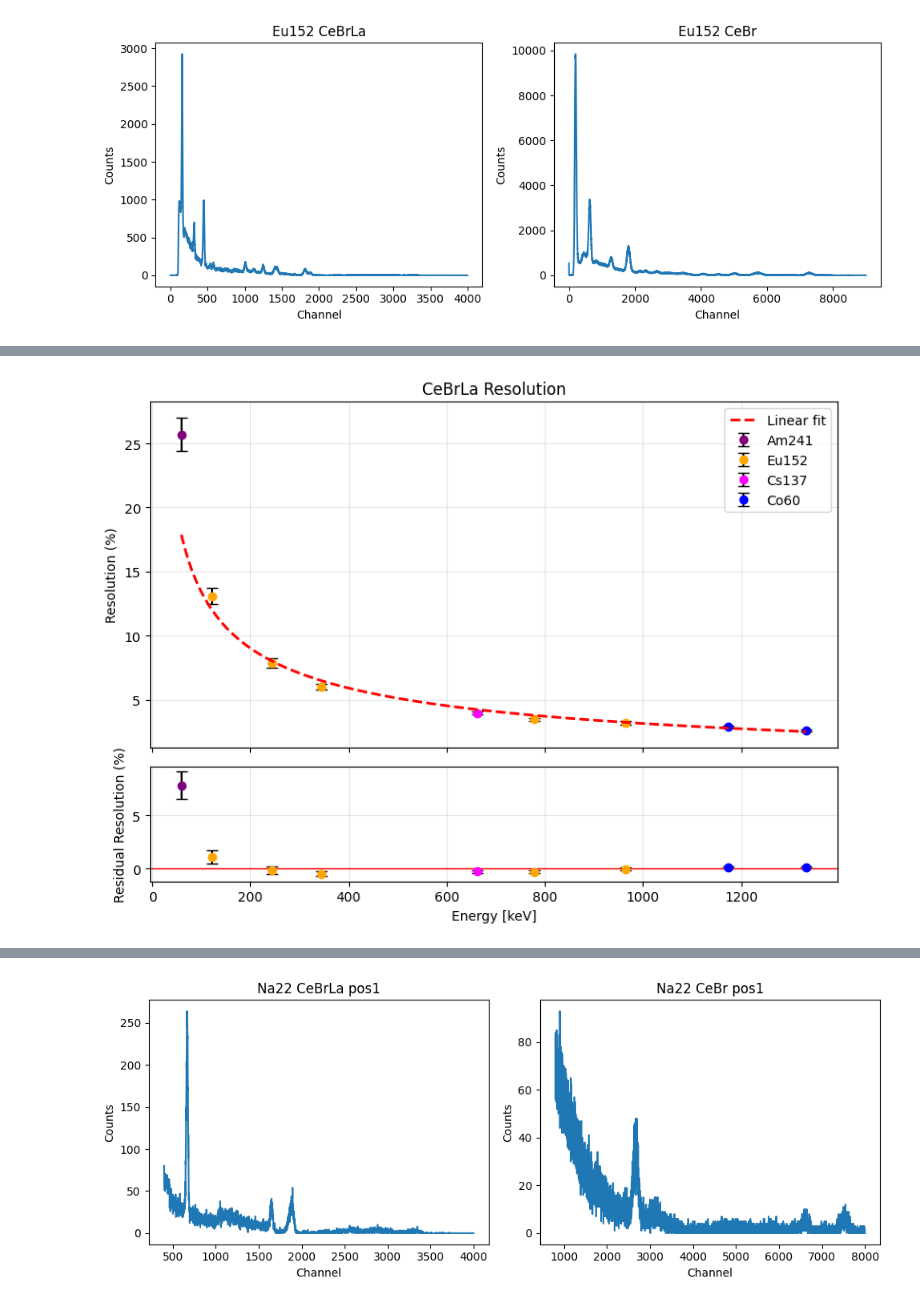
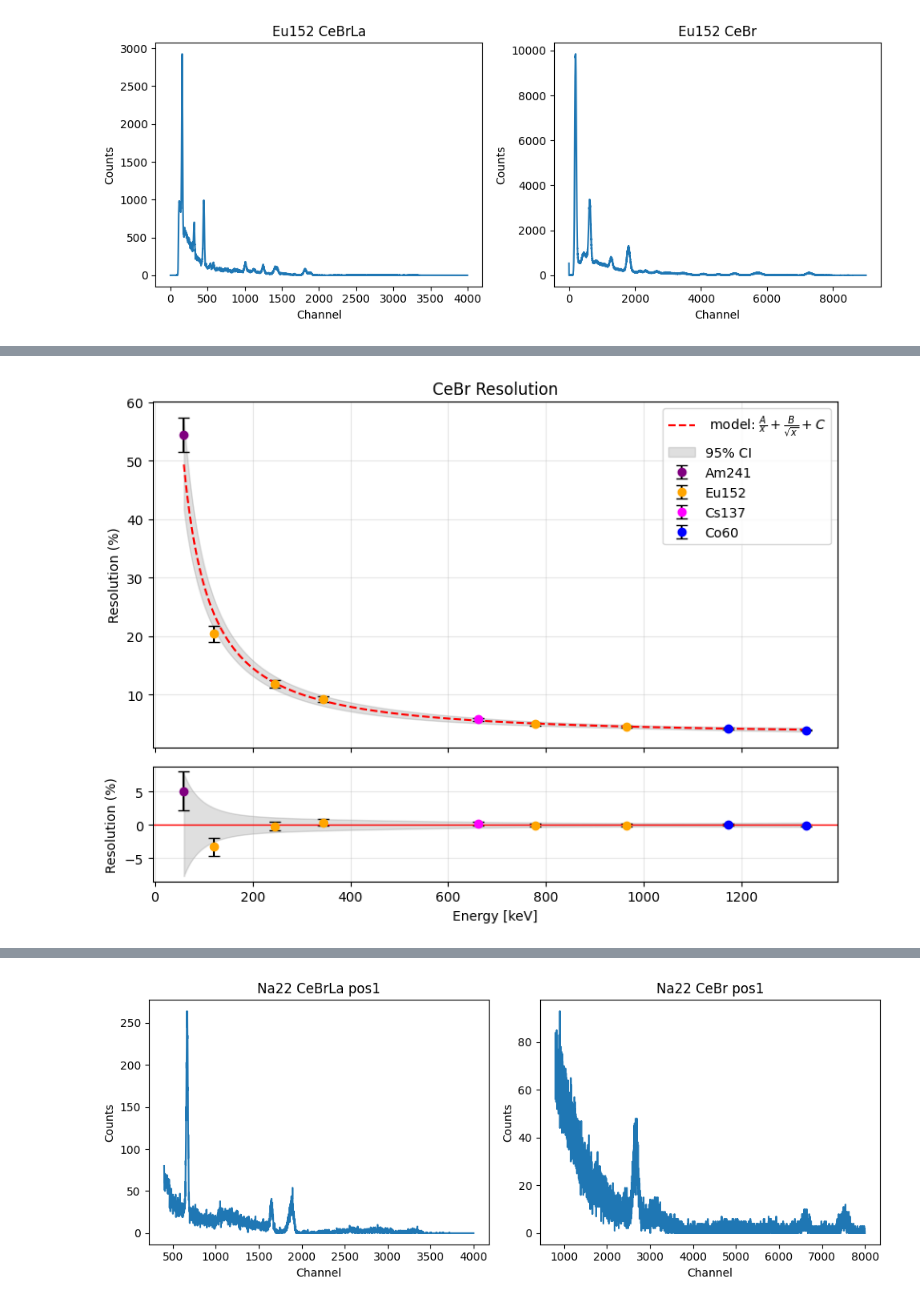
Before and after one commit to myrterombouts/PET-project, a Jupyter notebook: detector_props.ipynb, the cells around one changed output, grey strips where cells are left out. Saved outputs shown, nothing was run; the diff lists cells and outputs as text; code cells hidden in the pictures.

```diff
--- a/detector_props.ipynb
+++ b/detector_props.ipynb
@@ -755,60 +945,83 @@ def resolution_fit(x, M, B):
 # %%
-x = x = np.array(energies_CeBrLa)
-y = E_res_CeBrLa
-y_err = E_res_err_CeBrLa
+x = energies_CeBr
+y = E_res_CeBr
+y_err = E_res_err_CeBr
 
-initial_guess = [1.2, 0.8]
-popt, pcov = curve_fit(resolution_fit, x, y, sigma=y_err, p0=initial_guess, absolute_sigma=True)
-M, B = popt
-M_err, B_err = np.sqrt(np.diag(pcov))
+df = pd.DataFrame({"x": x, "y": y, "y_err": y_err})
 
-fit_vals = resolution_fit(x, M, B)
-residuals = y - fit_vals
+# weights
+df['weights'] = 1 / df['y_err']**2
 
-chi_sq = np.sum(((y - fit_vals) / y_err)**2)
-dof = len(x) - len(popt)
-reduced_chi_sq = chi_sq / dof
+# fit model: A/x + B/sqrt(x) + C
+wlsFit = sm.WLS.from_formula(formula='y ~ I(1/x) + I(1/np.sqrt(x))', data=df, weights=df['weights']).fit()
+summ = wlsFit.summary(xname=['Intercept', 'B', 'A'])
+
+# grid for plot
+x_grid = np.linspace(df['x'].min(), df['x'].max(), 1000)
+grid_df = pd.DataFrame({'x': x_grid})
+
+# model
+y_fit = wlsFit.predict(grid_df)
+
+C, B, A = wlsFit.params.values
+C_err, B_err, A_err = wlsFit.bse
+
+# 95% CI band
+prediction = wlsFit.get_prediction(grid_df)
+ci = prediction.summary_frame(alpha=0.05)
+
+# residuals
+y_fit_data = wlsFit.predict(df)
+residuals = y - y_fit_data
+
+residual_ci = ci['mean_ci_upper'] - y_fit
+
+# fit quality
+N = len(y)
+p = len(wlsFit.params)
+dof = N - p
+chi_sq = np.sum(wlsFit.resid**2 * df['weights'])
+chi_sq_red = chi_sq / dof
 p_value = 1 - chi2.cdf(chi_sq, dof)
 
-x_smooth = np.linspace(min(x), max(x), 500)
-fit_smooth = resolution_fit(x_smooth, M, B)
-
+# plot
 fig, (ax1, ax2) = plt.subplots(
-    2, 1, figsize=(8, 6), sharex=True,
-    gridspec_kw={"height_ratios": [3, 1]}
+    2, 1, figsize=(8, 6),
+    gridspec_kw={'height_ratios': [3, 1]},
+    sharex=True
 )
-
 
 used_labels = set()
 for i, p in enumerate(CeBrLa_fits):
     label = p["isotope"] if p["isotope"] not in used_labels else None
     used_labels.add(p["isotope"])
     ax1.errorbar(x[i], y[i], yerr=y_err[i], fmt='o', color=p["color"], ecolor='black', capsize=4, label=label)
 
-ax1.plot(x_smooth, fit_smooth, 'r--', linewidth=2, label="Linear fit", zorder=3)
+ax1.plot(x_grid, y_fit, 'r--', label=r' model: $\frac{A}{x} + \frac{B}{\sqrt{x}} + C$')
+ax1.fill_between(x_grid, ci['mean_ci_lower'], ci['mean_ci_upper'], color='grey', alpha=0.25, label='95% CI')
 ax1.set_ylabel("Resolution (%)")
-ax1.set_title("CeBrLa Resolution")
 ax1.legend()
+ax1.set_title("CeBr Resolution")
 ax1.grid(True, alpha=0.3)
 
-used_labels = set()
 for i, p in enumerate(CeBrLa_fits):
     label = p["isotope"] if p["isotope"] not in used_labels else None
     used_labels.add(p["isotope"])
-    ax2.errorbar(x[i],  residuals[i], yerr=y_err[i], fmt='o', color=p["color"], ecolor='black', capsize=4, label=label)
-
-ax2.axhline(0, color='r', linewidth=1, zorder=2)
+    ax2.errorbar(x[i], residuals[i], yerr=y_err[i], fmt='o', color=p["color"], ecolor='black', capsize=4, label=label)
+ax2.axhline(0, color='r', linewidth=1)
+ax2.fill_between(x_grid, -residual_ci, residual_ci, color='grey', alpha=0.25, label='95% CI')
 ax2.set_xlabel("Energy [keV]")
-ax2.set_ylabel("Residual Resolution (%)")
+ax2.set_ylabel("Resolution (%)")
 ax2.grid(True, alpha=0.3)
 
 plt.tight_layout()
 plt.show()
 
-print(f"M = {M:.5g} ± {M_err:.5g}")
-print(f"B = {B:.5g} ± {B_err:.5g}")
+print(f"Intercept = {C:.5g} ± {C_err:.5g}")
+print(f"B (1/sqrt(x)) = {B:.5g} ± {B_err:.5g}")
+print(f"A (1/x) = {A:.5g} ± {A_err:.5g}")
 print("----------------------")
-print("Reduced chi squared = ", reduced_chi_sq)
-print("P-value = ", p_value)
+print(f"Reduced chi-squared = {chi_sq_red:.5g}")
+print(f"P value = {p_value:.5g}")
 # %% [output]
-[figure, old version]
+[figure, new version]
```
Also changed, not shown: parts of 34 cells of this notebook.
